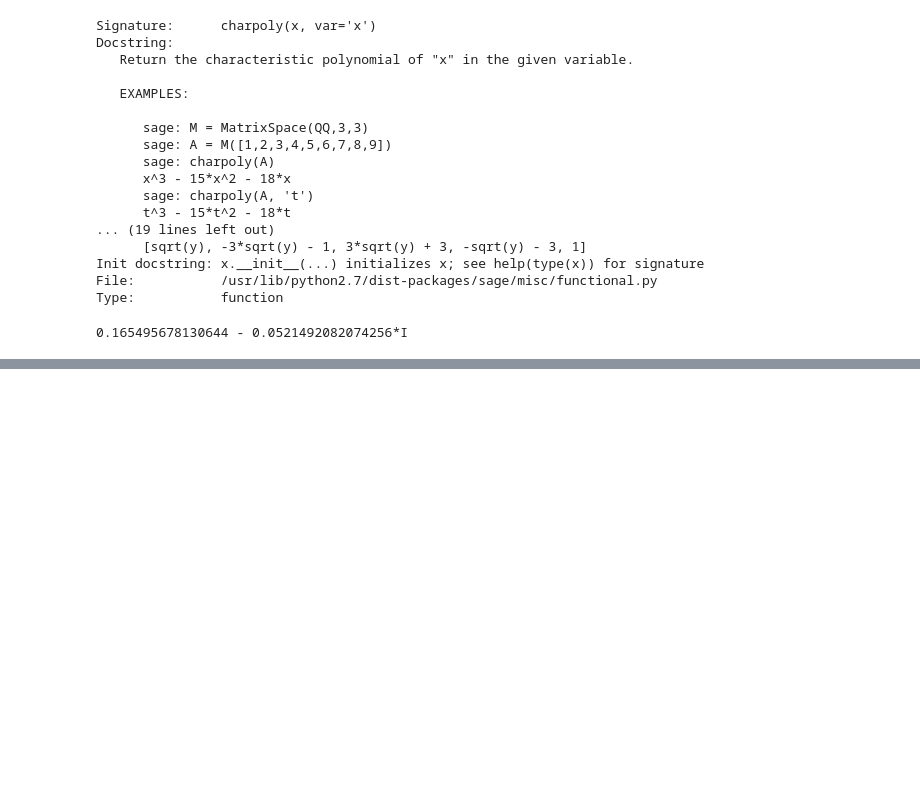
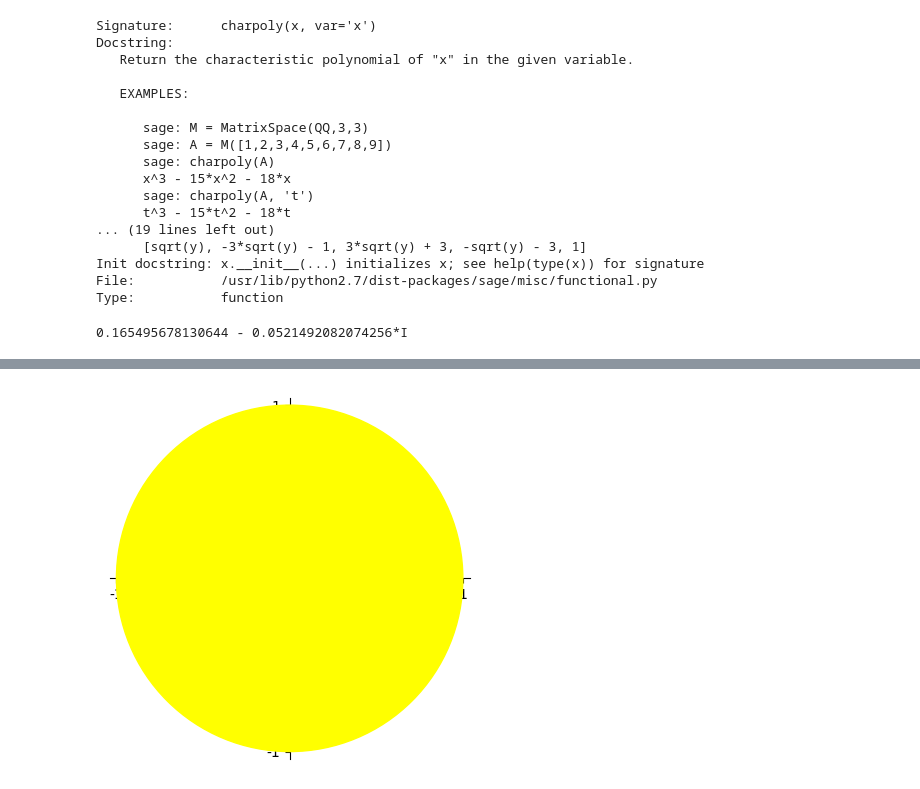
Before and after one commit to djndl1/Mathematica, a Jupyter notebook: sage/basic_tutorial.ipynb, the cells around one changed output, grey strips where cells are left out. Drawn from its saved outputs; the diff is of its cells as text; code cells hidden in the pictures; blank space fills up the shorter version.

```diff
--- a/sage/basic_tutorial.ipynb
+++ b/sage/basic_tutorial.ipynb
@@ -49,0 +148,4 @@ k.n()
+# %%
+circle((0, 0), 1, rgbcolor=(1,1,0), fill=True)
+# %% [output]
+[figure, added]
```
Also changed, not shown: parts of 48 cells of this notebook.
